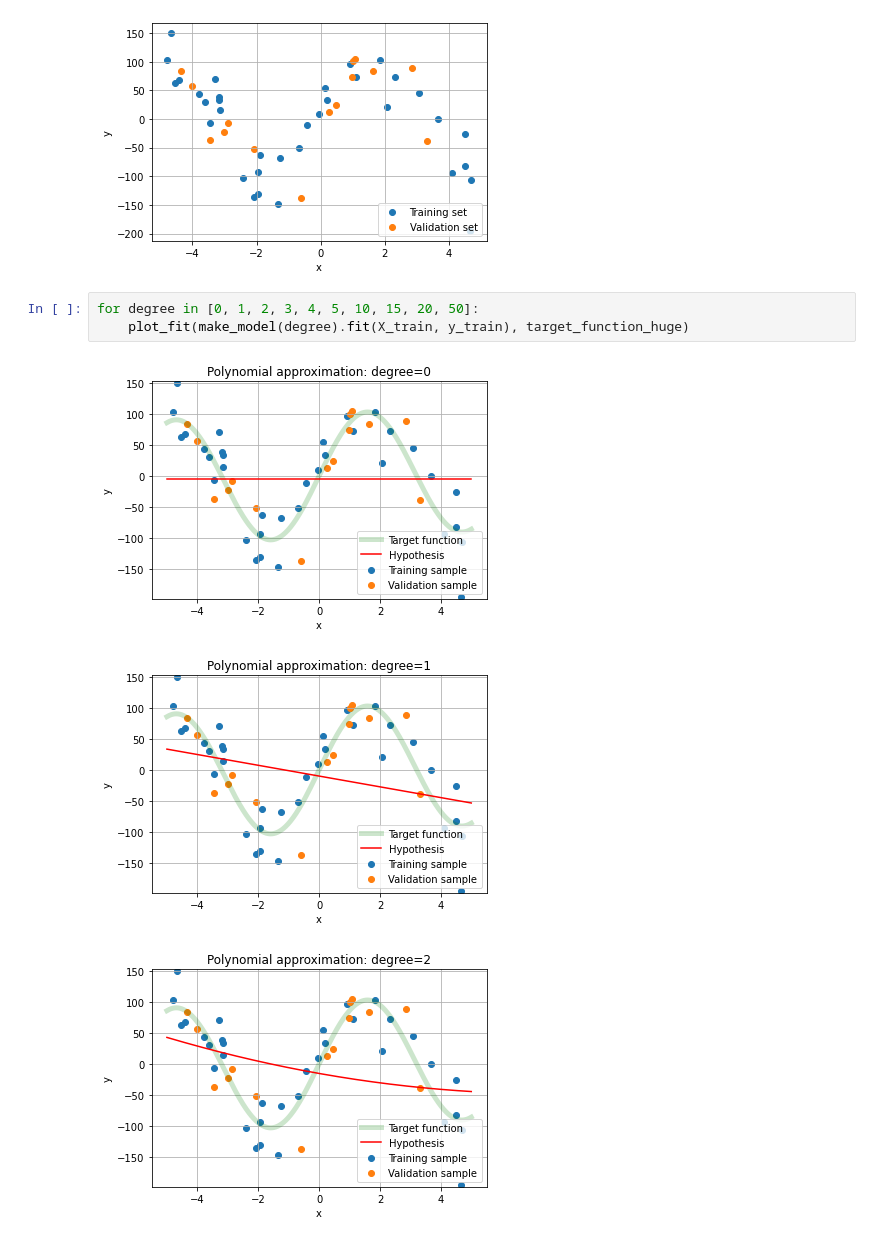
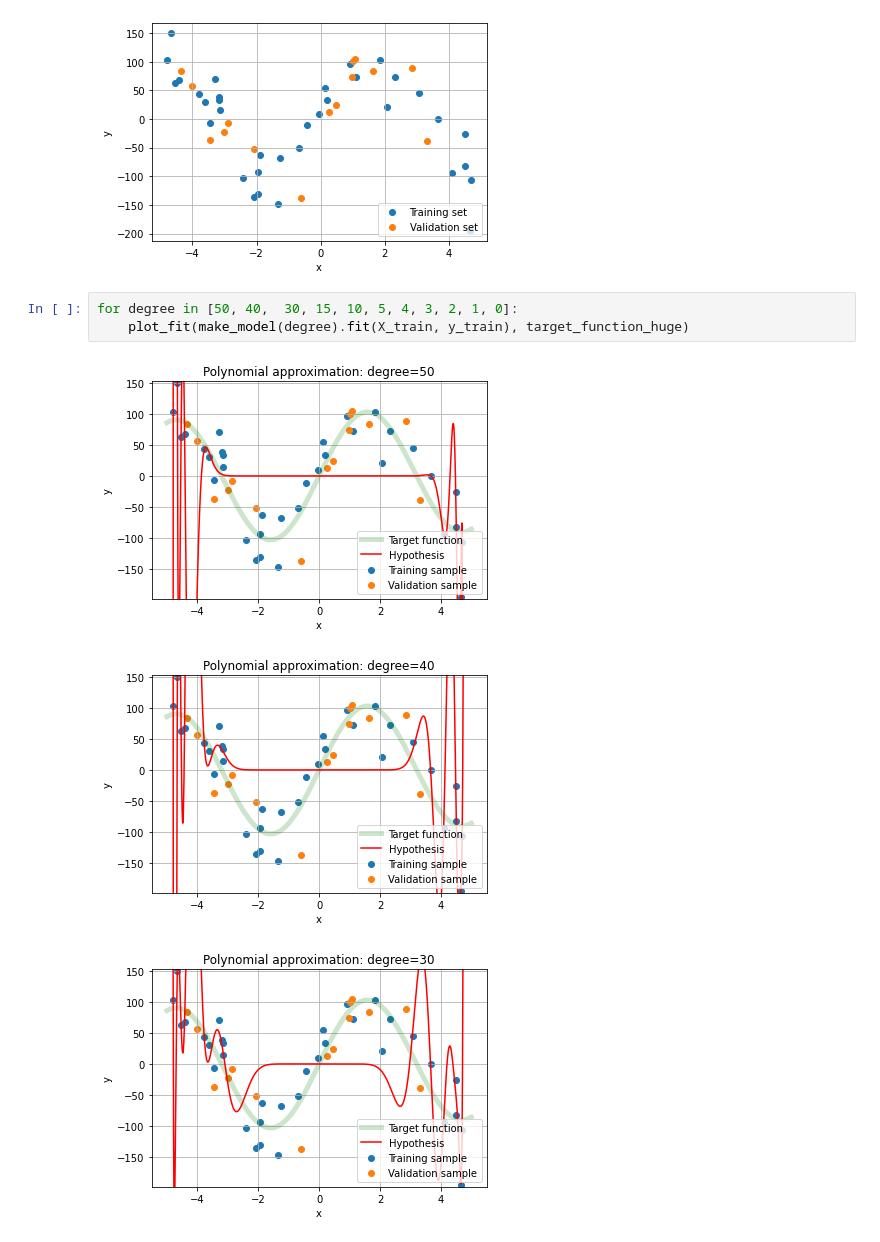
Before and after one commit to YakovGrischenko/rss-ml-intro, a Jupyter notebook: 3_overfitting_regularization/overfitting_regularization.ipynb, the cells around one changed output. Drawn from its saved outputs; the diff is of its cells as text.

```diff
--- a/3_overfitting_regularization/overfitting_regularization.ipynb
+++ b/3_overfitting_regularization/overfitting_regularization.ipynb
@@ -600,9 +602,9 @@ plot_scatter(X_valid, y_valid, label='Validation set')
 # %% [output]
 [figure]
 # %%
-for degree in [0, 1, 2, 3, 4, 5, 10, 15, 20, 50]:
+for degree in [50, 40,  30, 15, 10, 5, 4, 3, 2, 1, 0]:
     plot_fit(make_model(degree).fit(X_train, y_train), target_function_huge)
 # %% [output]
-[figure, old version]
+[figure, new version]
-[figure, old version]
+[figure, new version]
-[figure, old version]
+[figure, new version]
```
Also changed, not shown: parts of 5 cells of this notebook.
